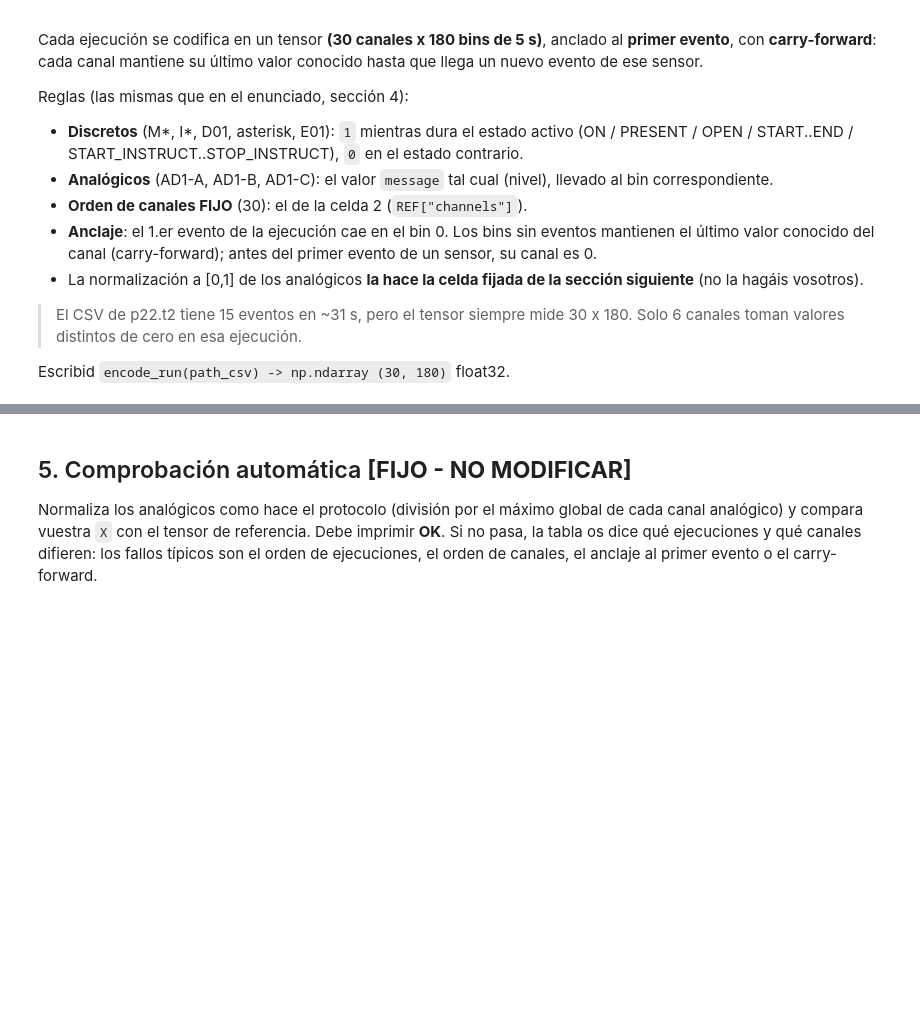
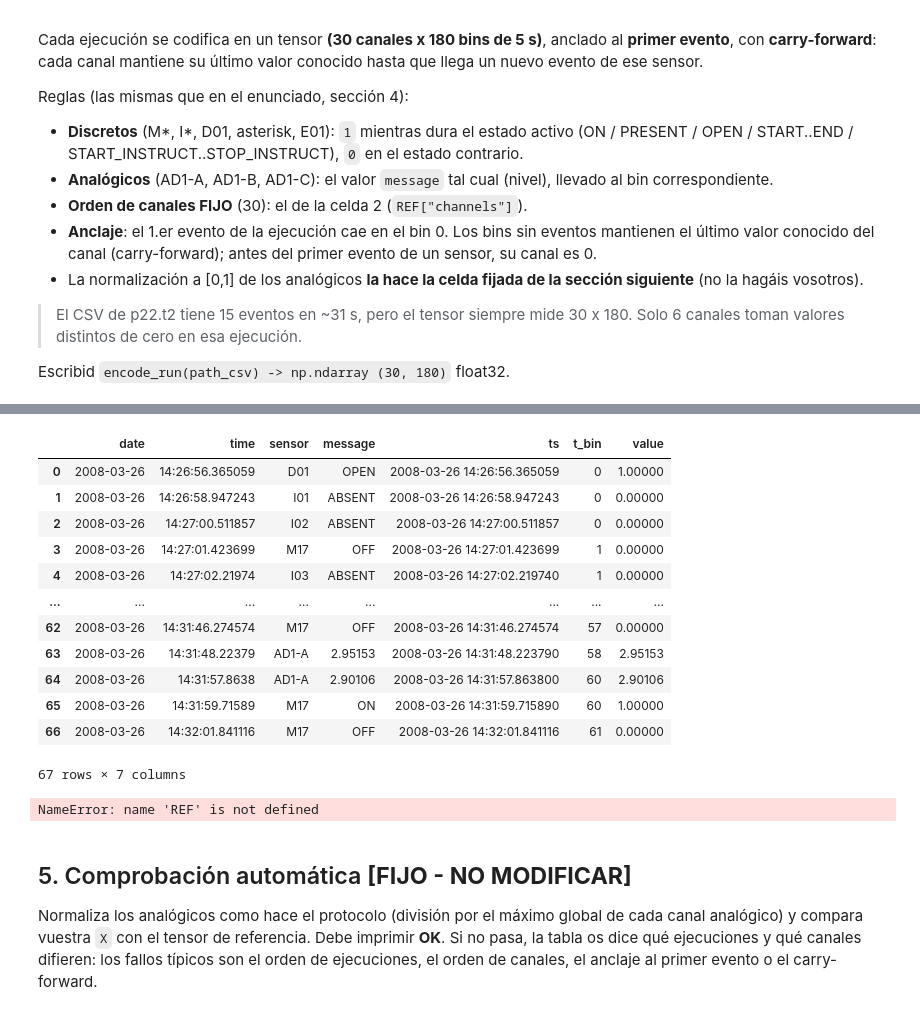
Before and after one commit to ppf30/Deteccion-de-anomalias-a-partir-de-sensores-CASAS-scripted-ADL-, a Jupyter notebook: Practica_Deteccion_Anomalias_CASAS.ipynb, the cells around one changed output, grey strips where cells are left out. Cells and saved outputs as stored; diff of their text form; code cells hidden in the pictures; blank space fills up the shorter version.

```diff
--- a/Practica_Deteccion_Anomalias_CASAS.ipynb
+++ b/Practica_Deteccion_Anomalias_CASAS.ipynb
@@ -207,3 +217,34 @@ print("vuestra X:", X.shape, X.dtype)
+# %%
+import pandas as pd
+
+d = pd.read_csv('data/adl_noerror/p13.t3.csv').sort_values(by='time')
+d["ts"] = pd.to_datetime(d["date"] + " " + d["time"], format="mixed")
+d = d.sort_values("ts").reset_index(drop=True)
+t0 = d["ts"].iloc[0]
+d["t_bin"] = ((d["ts"] - t0).dt.total_seconds() // BIN_S).astype(int)
+d["value"] = [float(m) if s.startswith("AD1") else
+              (1.0 if m in ("ON", "PRESENT", "OPEN", "START", "START_INSTRUCT") else 0.0)
+              for s, m in zip(d["sensor"], d["message"])]
+
+d
+# %% [output]
+|  | date | time | sensor | message | ts | t_bin | value |
+| 0 | 2008-03-26 | 14:26:56.365059 | D01 | OPEN | 2008-03-26 14:26:56.365059 | 0 | 1.00000 |
+| 1 | 2008-03-26 | 14:26:58.947243 | I01 | ABSENT | 2008-03-26 14:26:58.947243 | 0 | 0.00000 |
+| 2 | 2008-03-26 | 14:27:00.511857 | I02 | ABSENT | 2008-03-26 14:27:00.511857 | 0 | 0.00000 |
+| 3 | 2008-03-26 | 14:27:01.423699 | M17 | OFF | 2008-03-26 14:27:01.423699 | 1 | 0.00000 |
+| 4 | 2008-03-26 | 14:27:02.21974 | I03 | ABSENT | 2008-03-26 14:27:02.219740 | 1 | 0.00000 |
+| ... | ... | ... | ... | ... | ... | ... | ... |
+| 62 | 2008-03-26 | 14:31:46.274574 | M17 | OFF | 2008-03-26 14:31:46.274574 | 57 | 0.00000 |
+| 63 | 2008-03-26 | 14:31:48.22379 | AD1-A | 2.95153 | 2008-03-26 14:31:48.223790 | 58 | 2.95153 |
+| 64 | 2008-03-26 | 14:31:57.8638 | AD1-A | 2.90106 | 2008-03-26 14:31:57.863800 | 60 | 2.90106 |
+| 65 | 2008-03-26 | 14:31:59.71589 | M17 | ON | 2008-03-26 14:31:59.715890 | 60 | 1.00000 |
+| 66 | 2008-03-26 | 14:32:01.841116 | M17 | OFF | 2008-03-26 14:32:01.841116 | 61 | 0.00000 |
+67 rows × 7 columns
+# %%
+REF["channels"]
+# %% [output]
+NameError: name 'REF' is not defined
 # %% [markdown]
 ## 5. Comprobación automática **[FIJO - NO MODIFICAR]**
 
```
Also changed, not shown: parts of 5 cells of this notebook.
